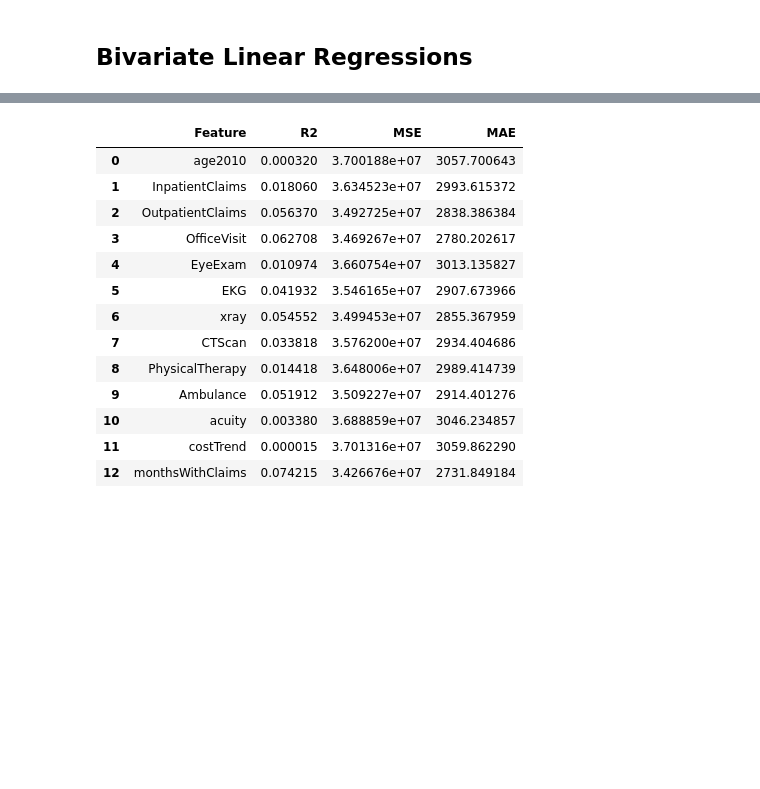
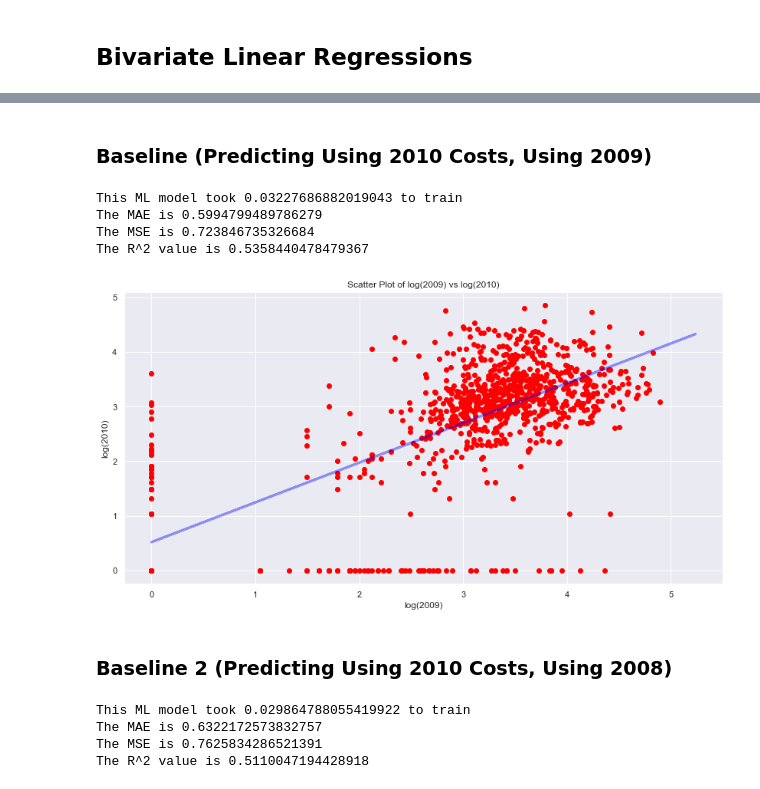
Before and after one commit to deniztokmakoglu/CAPP30254_Project, a Jupyter notebook: Linear Regression/Linear Regression.ipynb, the cells around one changed output, grey strips where cells are left out. Saved outputs shown, nothing was run; the diff lists cells and outputs as text; code cells hidden in the pictures; blank space fills up the shorter version.

```diff
--- a/Linear Regression/Linear Regression.ipynb
+++ b/Linear Regression/Linear Regression.ipynb
@@ -20,2 +58,4 @@ claims = read_data()
+# %%
+train_n, test_n = pipeline.normalize(train, test, cols_norm)
 # %% [markdown]
 ## Bivariate Linear Regressions
@@ -70,4 +61,0 @@ def normalize(df, scaler=None):
-# %%
-train, test = train_test_split(
-claims,
-test_size=0.20, random_state = 505)
@@ -127,17 +62,33 @@ metric = pd.DataFrame(lst_metrics, columns = ["Feature", "R2", "MSE", "MAE"])
-# %%
-metric
-# %% [output]
-|  | Feature | R2 | MSE | MAE |
-| 0 | age2010 | 0.000320 | 3.700188e+07 | 3057.700643 |
-| 1 | InpatientClaims | 0.018060 | 3.634523e+07 | 2993.615372 |
-| 2 | OutpatientClaims | 0.056370 | 3.492725e+07 | 2838.386384 |
-| 3 | OfficeVisit | 0.062708 | 3.469267e+07 | 2780.202617 |
-| 4 | EyeExam | 0.010974 | 3.660754e+07 | 3013.135827 |
-| 5 | EKG | 0.041932 | 3.546165e+07 | 2907.673966 |
-| 6 | xray | 0.054552 | 3.499453e+07 | 2855.367959 |
-| 7 | CTScan | 0.033818 | 3.576200e+07 | 2934.404686 |
-| 8 | PhysicalTherapy | 0.014418 | 3.648006e+07 | 2989.414739 |
-| 9 | Ambulance | 0.051912 | 3.509227e+07 | 2914.401276 |
-| 10 | acuity | 0.003380 | 3.688859e+07 | 3046.234857 |
-| 11 | costTrend | 0.000015 | 3.701316e+07 | 3059.862290 |
-| 12 | monthsWithClaims | 0.074215 | 3.426676e+07 | 2731.849184 |
+# %% [markdown]
+### Baseline (Predicting Using 2010 Costs, Using 2009)
+# %%
+baseline_reg_2009, best_line_2009 = pipeline.linreg(train_n, test_n, train, test, "log(reimb2009+1)", "log(reimb2010+1)")
+# %% [output]
+This ML model took 0.03227686882019043 to train
+The MAE is 0.5994799489786279
+The MSE is 0.723846735326684
+The R^2 value is 0.5358440478479367
+# %%
+claims_s_2009 = claims.sample(round(len(claims)*0.001))
+# %%
+plt.figure(figsize=(14,7))
+x = claims_s_2009["log(reimb2009+1)"]
+x_test = test["log(reimb2009+1)"]
+y = claims_s_2009["log(reimb2010+1)"]
+plt.plot(x, y, '.', color='red', markersize=12)
+plt.plot(np.array(x_test), best_line_2009, color='blue', alpha=0.4, linewidth=3)
+plt.title("Scatter Plot of log(2009) vs log(2010)")
+plt.xlabel("log(2009)")
+plt.ylabel("log(2010)")
+plt.show()
+# %% [output]
+[figure, added]
+# %% [markdown]
+### Baseline 2 (Predicting Using 2010 Costs, Using 2008)
+# %%
+baseline_reg_2008, best_line_2008 = pipeline.linreg(train_n, test_n, train, test, "log(reimb2008+1)", "log(reimb2010+1)")
+# %% [output]
+This ML model took 0.029864788055419922 to train
+The MAE is 0.6322172573832757
+The MSE is 0.7625834286521391
+The R^2 value is 0.5110047194428918
```
Also changed, not shown: parts of 24 cells of this notebook, 2 other files.
